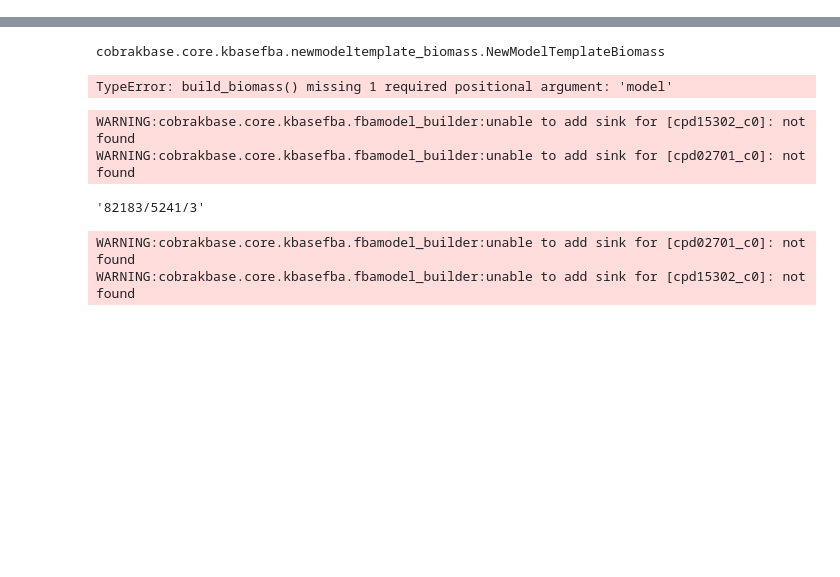
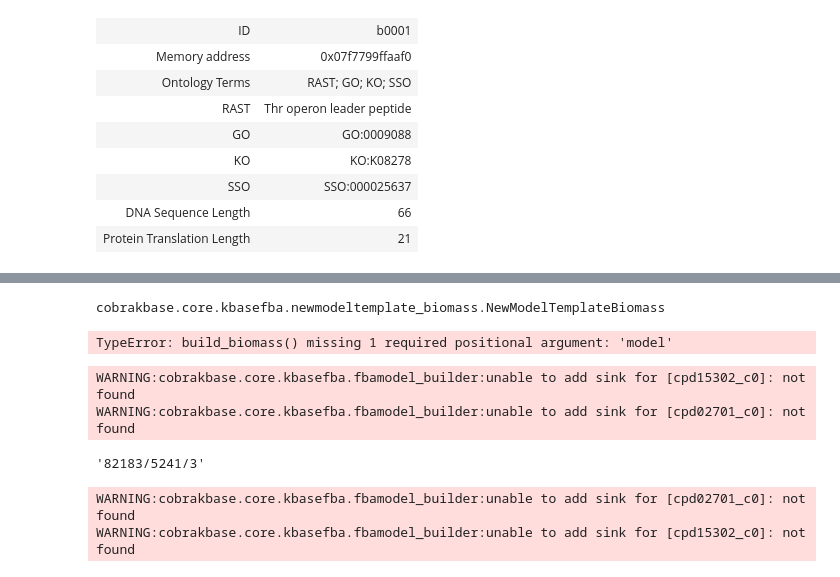
Before and after one commit to Fxe/cobrakbase, a Jupyter notebook: examples/ModelSEED/ModelReconstruction.ipynb, the cells around one changed output, grey strips where cells are left out. Saved outputs shown, nothing was run; the diff lists cells and outputs as text; code cells hidden in the pictures; blank space fills up the shorter version.

```diff
--- a/examples/ModelSEED/ModelReconstruction.ipynb
+++ b/examples/ModelSEED/ModelReconstruction.ipynb
@@ -9,0 +128,3 @@ kbase = cobrakbase.KBaseAPI()
+# %%
+genome = kbase.get_from_ws(model.genome_ref)
+genome
@@ -9,0 +139,12 @@ kbase = cobrakbase.KBaseAPI()
+# %%
+genome.features.b0001
+# %% [output]
+| ID | b0001 |
+| Memory address | 0x07f7799ffaaf0 |
+| Ontology Terms | RAST; GO; KO; SSO |
+| RAST | Thr operon leader peptide |
+| GO | GO:0009088 |
+| KO | KO:K08278 |
+| SSO | SSO:000025637 |
+| DNA Sequence Length | 66 |
+| Protein Translation Length | 21 |
```
Also changed, not shown: parts of 26 cells of this notebook, 5 other files.
